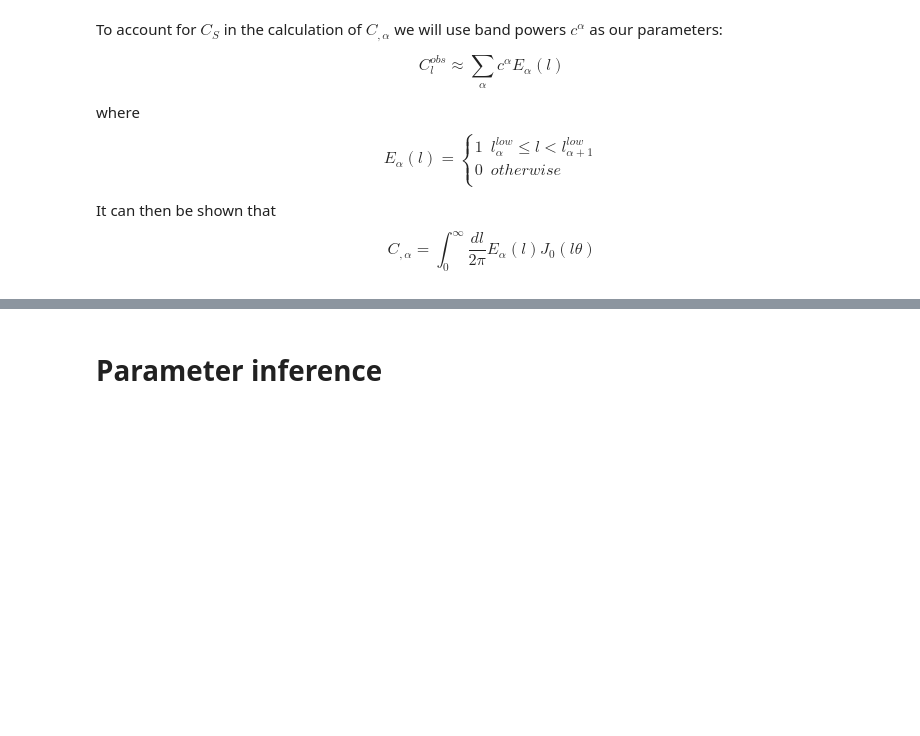
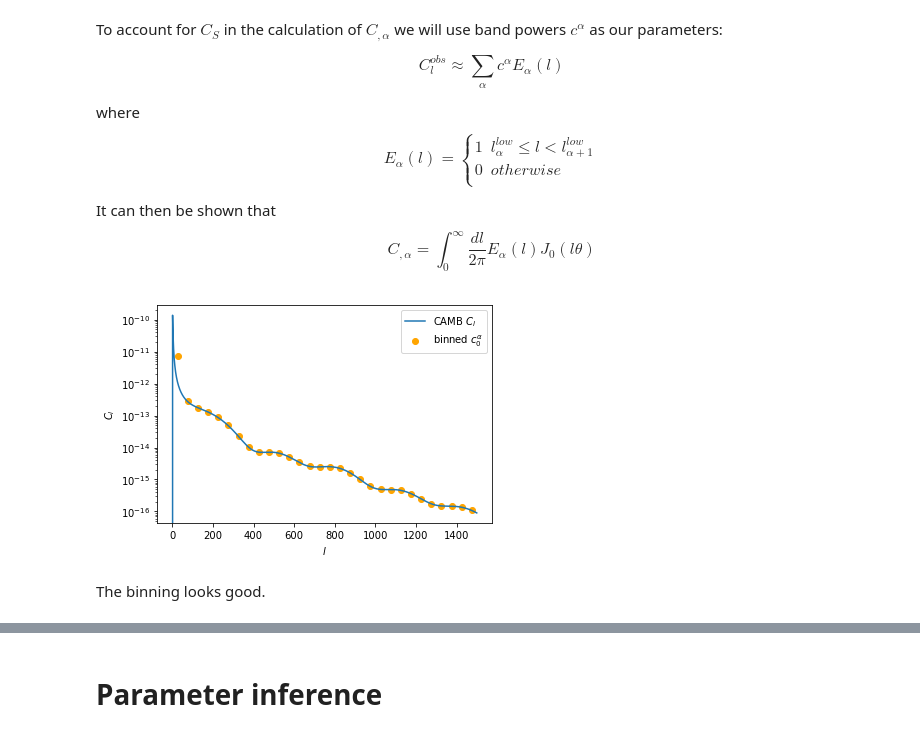
Before and after one commit to EthanMarx/cmb-map-making, a Jupyter notebook: cmb-map-fit.ipynb, the cells around one changed output, grey strips where cells are left out. Drawn from its saved outputs; the diff is of its cells as text; code cells hidden in the pictures; blank space fills up the shorter version.

```diff
--- a/cmb-map-fit.ipynb
+++ b/cmb-map-fit.ipynb
@@ -355,6 +355,17 @@ for alpha in range(num_bins):
     c_alpha_0s = np.append(c_alpha_0s , Cls_obs_bin)
 
 C_alphas = np.reshape(C_alphas, (num_bins, nx*ny, nx*ny))
+# %%
+l_bin_centers = np.array([(l_bin_edges[i] + l_bin_edges[i+1])/2 for i in range(len(l_bin_edges)-1)])
+plt.semilogy(Cls_obs, label='CAMB $C_l$');
+plt.scatter(l_bin_centers, c_alpha_0s, color='orange', label=r'binned $c^\alpha_0$');
+plt.legend();
+plt.ylabel('$C_l$');
+plt.xlabel('$l$');
+# %% [output]
+[figure, added]
+# %% [markdown]
+The binning looks good.
 # %%
 # now we can calculate our estimates for c hat alpha:
 C_test = CS_test + CN_test
```
Also changed, not shown: parts of 1 cell of this notebook.
